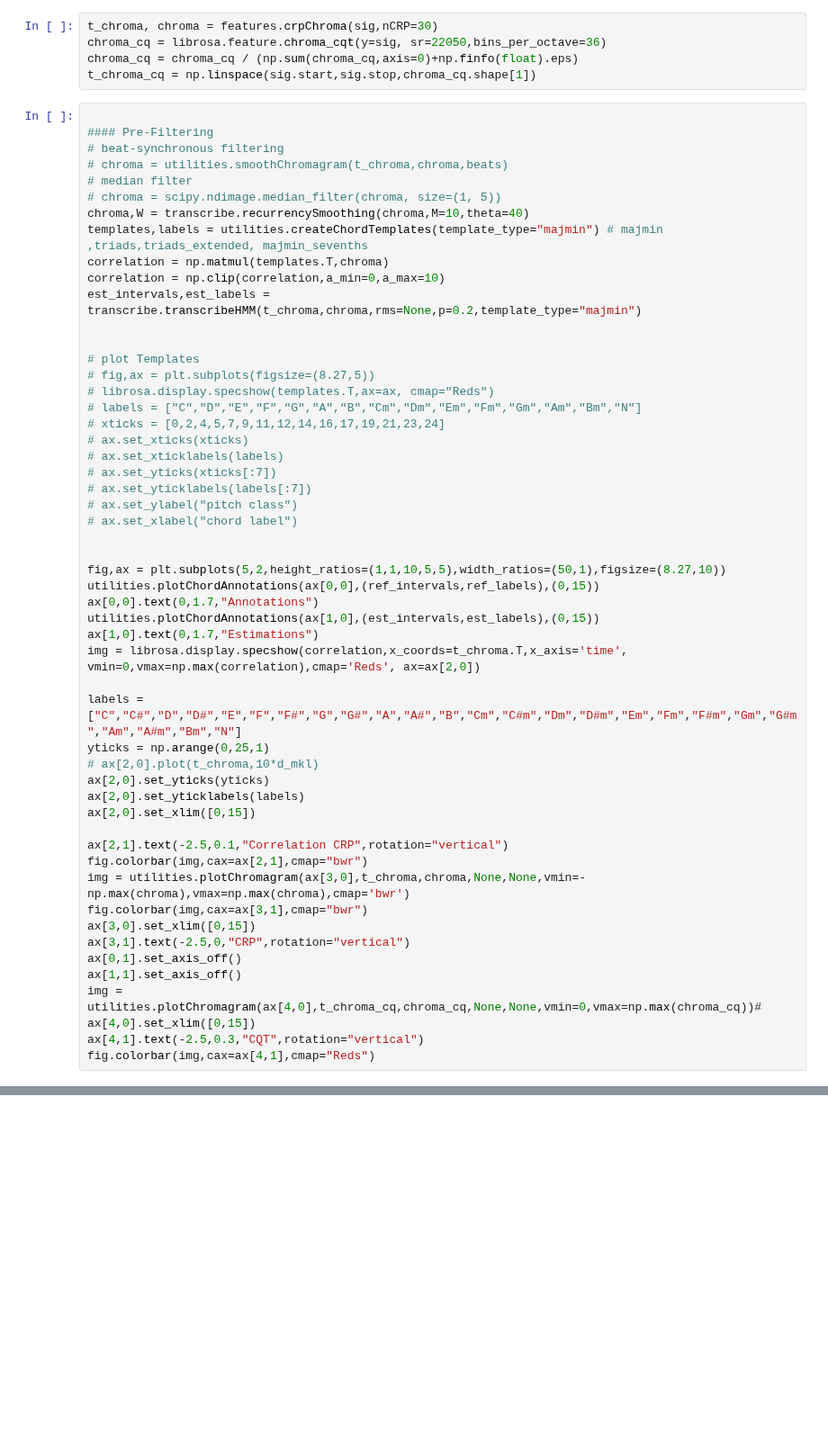
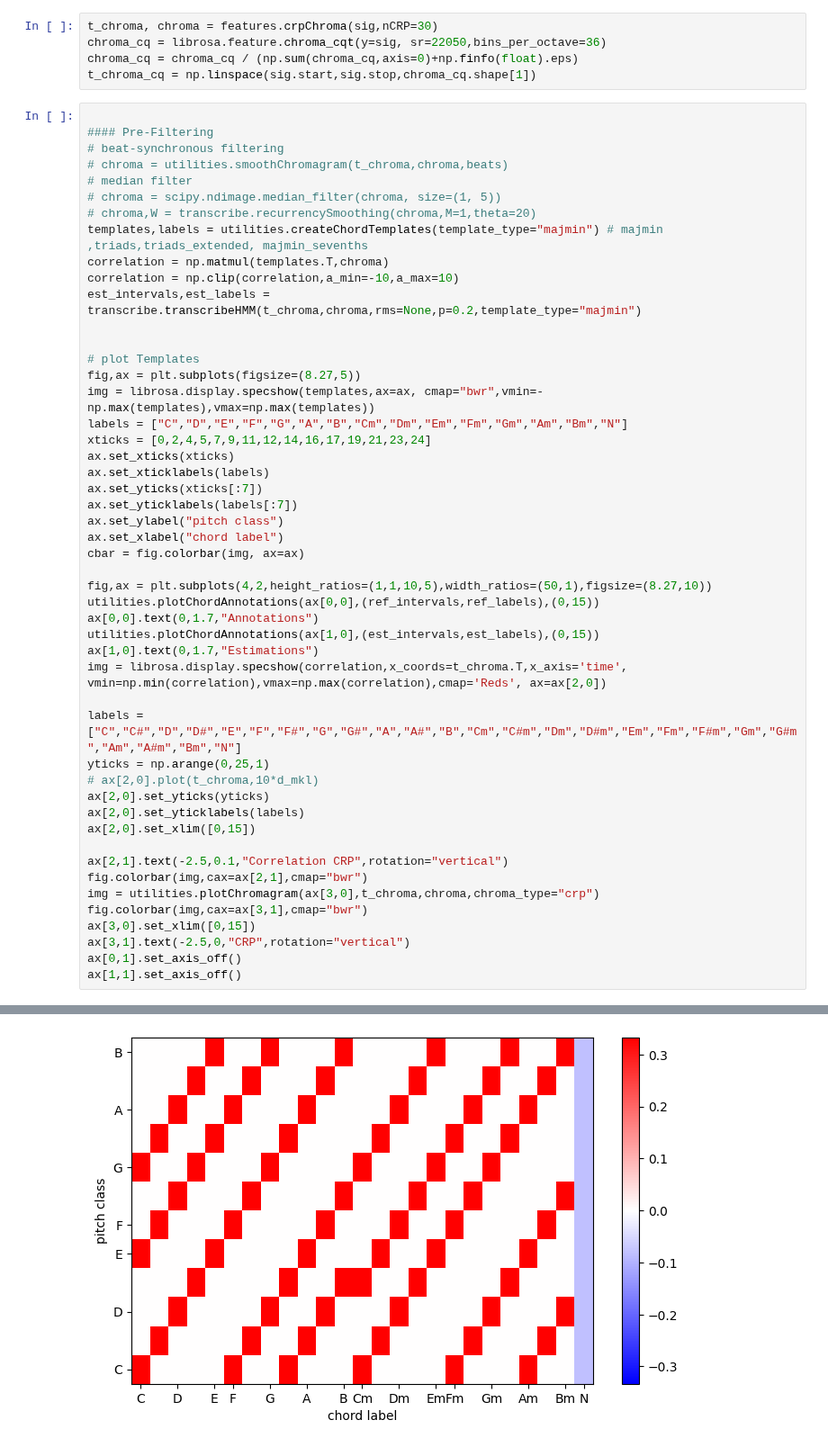
Before and after one commit to Maushax-jpg/chord-recognition, a Jupyter notebook: Transcription_demo.ipynb, the cells around one changed output, grey strips where cells are left out. Shown at 90% size. Drawn from its saved outputs; the diff is of its cells as text; blank space fills up the shorter version.

```diff
--- a/Transcription_demo.ipynb
+++ b/Transcription_demo.ipynb
@@ -34,32 +34,32 @@ t_chroma_cq = np.linspace(sig.start,sig.stop,chroma_cq.shape[1])
 # chroma = utilities.smoothChromagram(t_chroma,chroma,beats)
 # median filter
 # chroma = scipy.ndimage.median_filter(chroma, size=(1, 5))
-chroma,W = transcribe.recurrencySmoothing(chroma,M=10,theta=40)
+# chroma,W = transcribe.recurrencySmoothing(chroma,M=1,theta=20)
 templates,labels = utilities.createChordTemplates(template_type="majmin") # majmin ,triads,triads_extended, majmin_sevenths
 correlation = np.matmul(templates.T,chroma)
-correlation = np.clip(correlation,a_min=0,a_max=10)
+correlation = np.clip(correlation,a_min=-10,a_max=10)
 est_intervals,est_labels = transcribe.transcribeHMM(t_chroma,chroma,rms=None,p=0.2,template_type="majmin")
 
 
 # plot Templates
-# fig,ax = plt.subplots(figsize=(8.27,5))
-# librosa.display.specshow(templates.T,ax=ax, cmap="Reds")
-# labels = ["C","D","E","F","G","A","B","Cm","Dm","Em","Fm","Gm","Am","Bm","N"]
-# xticks = [0,2,4,5,7,9,11,12,14,16,17,19,21,23,24]
-# ax.set_xticks(xticks)
-# ax.set_xticklabels(labels)
-# ax.set_yticks(xticks[:7])
-# ax.set_yticklabels(labels[:7])
-# ax.set_ylabel("pitch class")
-# ax.set_xlabel("chord label")
+fig,ax = plt.subplots(figsize=(8.27,5))
+img = librosa.display.specshow(templates,ax=ax, cmap="bwr",vmin=-np.max(templates),vmax=np.max(templates))
+labels = ["C","D","E","F","G","A","B","Cm","Dm","Em","Fm","Gm","Am","Bm","N"]
+xticks = [0,2,4,5,7,9,11,12,14,16,17,19,21,23,24]
+ax.set_xticks(xticks)
+ax.set_xticklabels(labels)
+ax.set_yticks(xticks[:7])
+ax.set_yticklabels(labels[:7])
+ax.set_ylabel("pitch class")
+ax.set_xlabel("chord label")
+cbar = fig.colorbar(img, ax=ax)
 
-
-fig,ax = plt.subplots(5,2,height_ratios=(1,1,10,5,5),width_ratios=(50,1),figsize=(8.27,10))
+fig,ax = plt.subplots(4,2,height_ratios=(1,1,10,5),width_ratios=(50,1),figsize=(8.27,10))
 utilities.plotChordAnnotations(ax[0,0],(ref_intervals,ref_labels),(0,15))
 ax[0,0].text(0,1.7,"Annotations")
 utilities.plotChordAnnotations(ax[1,0],(est_intervals,est_labels),(0,15))
 ax[1,0].text(0,1.7,"Estimations")
-img = librosa.display.specshow(correlation,x_coords=t_chroma.T,x_axis='time', vmin=0,vmax=np.max(correlation),cmap='Reds', ax=ax[2,0])
+img = librosa.display.specshow(correlation,x_coords=t_chroma.T,x_axis='time', vmin=np.min(correlation),vmax=np.max(correlation),cmap='Reds', ax=ax[2,0])
 
 labels = ["C","C#","D","D#","E","F","F#","G","G#","A","A#","B","Cm","C#m","Dm","D#m","Em","Fm","F#m","Gm","G#m","Am","A#m","Bm","N"]
 yticks = np.arange(0,25,1)
@@ -70,14 +70,10 @@ ax[2,0].set_xlim([0,15])
 
 ax[2,1].text(-2.5,0.1,"Correlation CRP",rotation="vertical")
 fig.colorbar(img,cax=ax[2,1],cmap="bwr")
-img = utilities.plotChromagram(ax[3,0],t_chroma,chroma,None,None,vmin=-np.max(chroma),vmax=np.max(chroma),cmap='bwr')
+img = utilities.plotChromagram(ax[3,0],t_chroma,chroma,chroma_type="crp")
 fig.colorbar(img,cax=ax[3,1],cmap="bwr")
 ax[3,0].set_xlim([0,15])
 ax[3,1].text(-2.5,0,"CRP",rotation="vertical")
 ax[0,1].set_axis_off()
 ax[1,1].set_axis_off()
-img = utilities.plotChromagram(ax[4,0],t_chroma_cq,chroma_cq,None,None,vmin=0,vmax=np.max(chroma_cq))#
-ax[4,0].set_xlim([0,15])
-ax[4,1].text(-2.5,0.3,"CQT",rotation="vertical")
-fig.colorbar(img,cax=ax[4,1],cmap="Reds")
 # %% [output]
@@ -84,0 +81 @@ AttributeError: 'tuple' object has no attribute 'shape'
+[figure, added]
```
Also changed, not shown: parts of 1 cell of this notebook, 11 other files.
